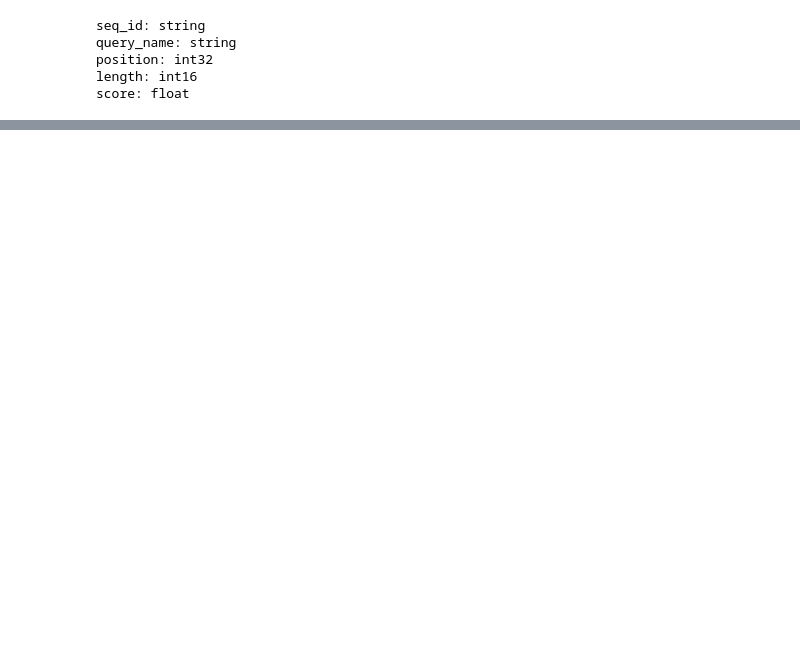
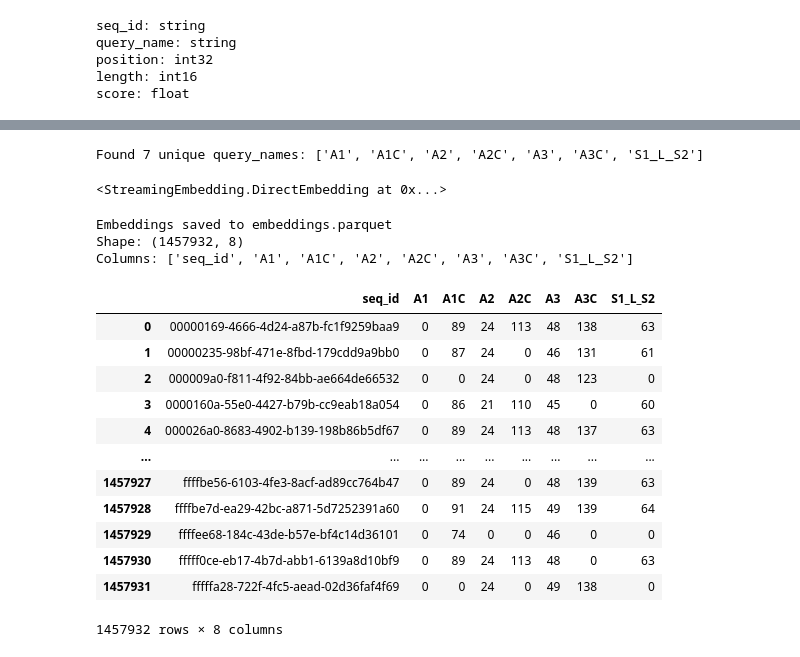
Before and after one commit to maria-grigorieva/NanoClustVis, a Jupyter notebook: test.ipynb, the cells around one changed output, grey strips where cells are left out. Drawn from its saved outputs; the diff is of its cells as text; code cells hidden in the pictures; blank space fills up the shorter version.

```diff
--- a/test.ipynb
+++ b/test.ipynb
@@ -140,0 +150,29 @@ SELECT count(*) FROM 'matches.parquet'
+# %%
+embedder = DirectEmbedding()
+
+embedder.train(matches_parquet)
+# %% [output]
+Found 7 unique query_names: ['A1', 'A1C', 'A2', 'A2C', 'A3', 'A3C', 'S1_L_S2']
+<StreamingEmbedding.DirectEmbedding at 0x...>
+# %%
+embedder.embed_to_parquet(
+    parquet_path=matches_parquet,
+    output_path="embeddings.parquet"
+)
+# %% [output]
+Embeddings saved to embeddings.parquet
+Shape: (1457932, 8)
+Columns: ['seq_id', 'A1', 'A1C', 'A2', 'A2C', 'A3', 'A3C', 'S1_L_S2']
+|  | seq_id | A1 | A1C | A2 | A2C | A3 | A3C | S1_L_S2 |
+| 0 | 00000169-4666-4d24-a87b-fc1f9259baa9 | 0 | 89 | 24 | 113 | 48 | 138 | 63 |
+| 1 | 00000235-98bf-471e-8fbd-179cdd9a9bb0 | 0 | 87 | 24 | 0 | 46 | 131 | 61 |
+| 2 | 000009a0-f811-4f92-84bb-ae664de66532 | 0 | 0 | 24 | 0 | 48 | 123 | 0 |
+| 3 | 0000160a-55e0-4427-b79b-cc9eab18a054 | 0 | 86 | 21 | 110 | 45 | 0 | 60 |
+| 4 | 000026a0-8683-4902-b139-198b86b5df67 | 0 | 89 | 24 | 113 | 48 | 137 | 63 |
+| ... | ... | ... | ... | ... | ... | ... | ... | ... |
+| 1457927 | ffffbe56-6103-4fe3-8acf-ad89cc764b47 | 0 | 89 | 24 | 0 | 48 | 139 | 63 |
+| 1457928 | ffffbe7d-ea29-42bc-a871-5d7252391a60 | 0 | 91 | 24 | 115 | 49 | 139 | 64 |
+| 1457929 | ffffee68-184c-43de-b57e-bf4c14d36101 | 0 | 74 | 0 | 0 | 46 | 0 | 0 |
+| 1457930 | fffff0ce-eb17-4b7d-abb1-6139a8d10bf9 | 0 | 89 | 24 | 113 | 48 | 0 | 63 |
+| 1457931 | fffffa28-722f-4fc5-aead-02d36faf4f69 | 0 | 0 | 24 | 0 | 49 | 138 | 0 |
+1457932 rows × 8 columns
```
Also changed, not shown: parts of 27 cells of this notebook, 7 other files.
